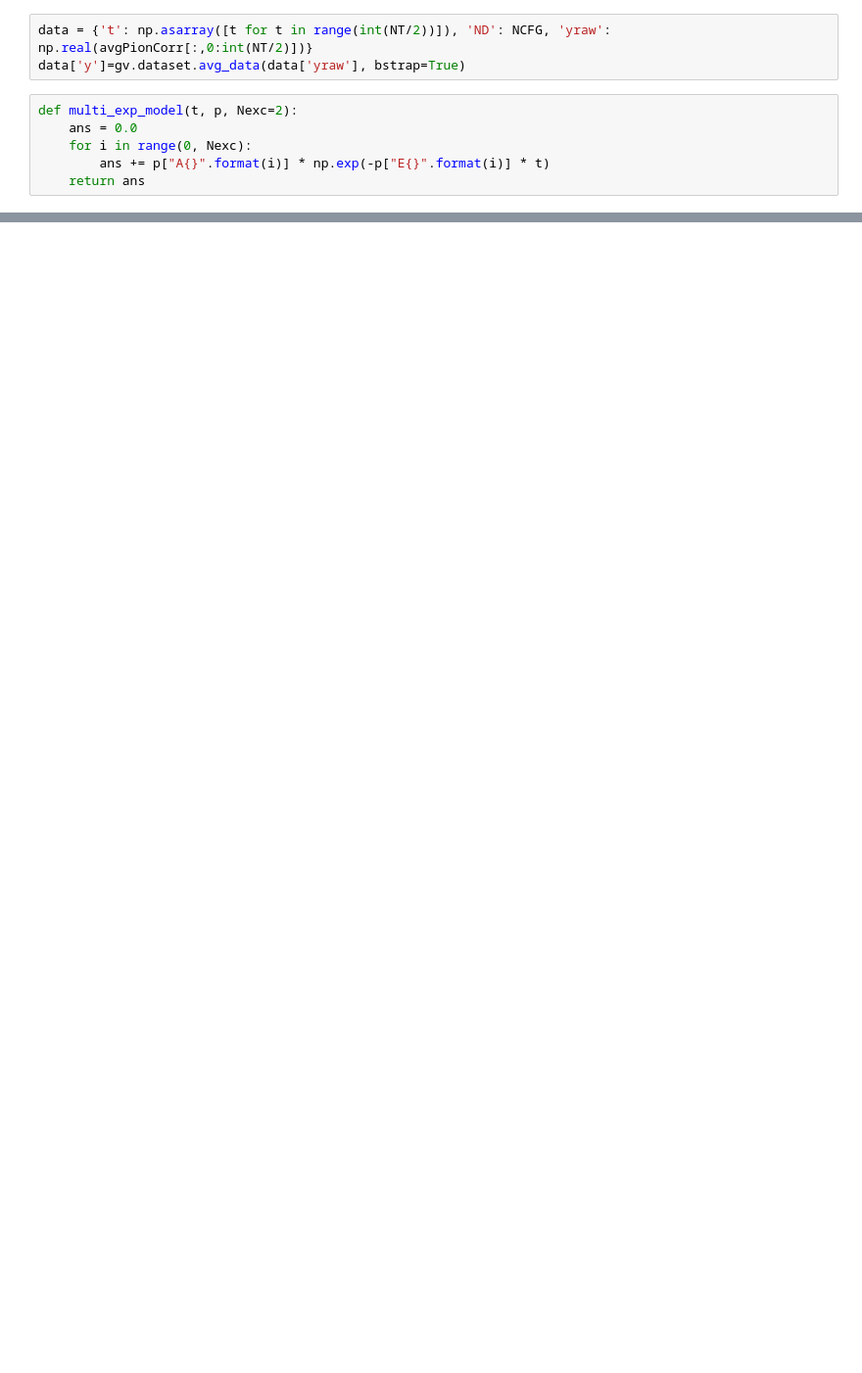
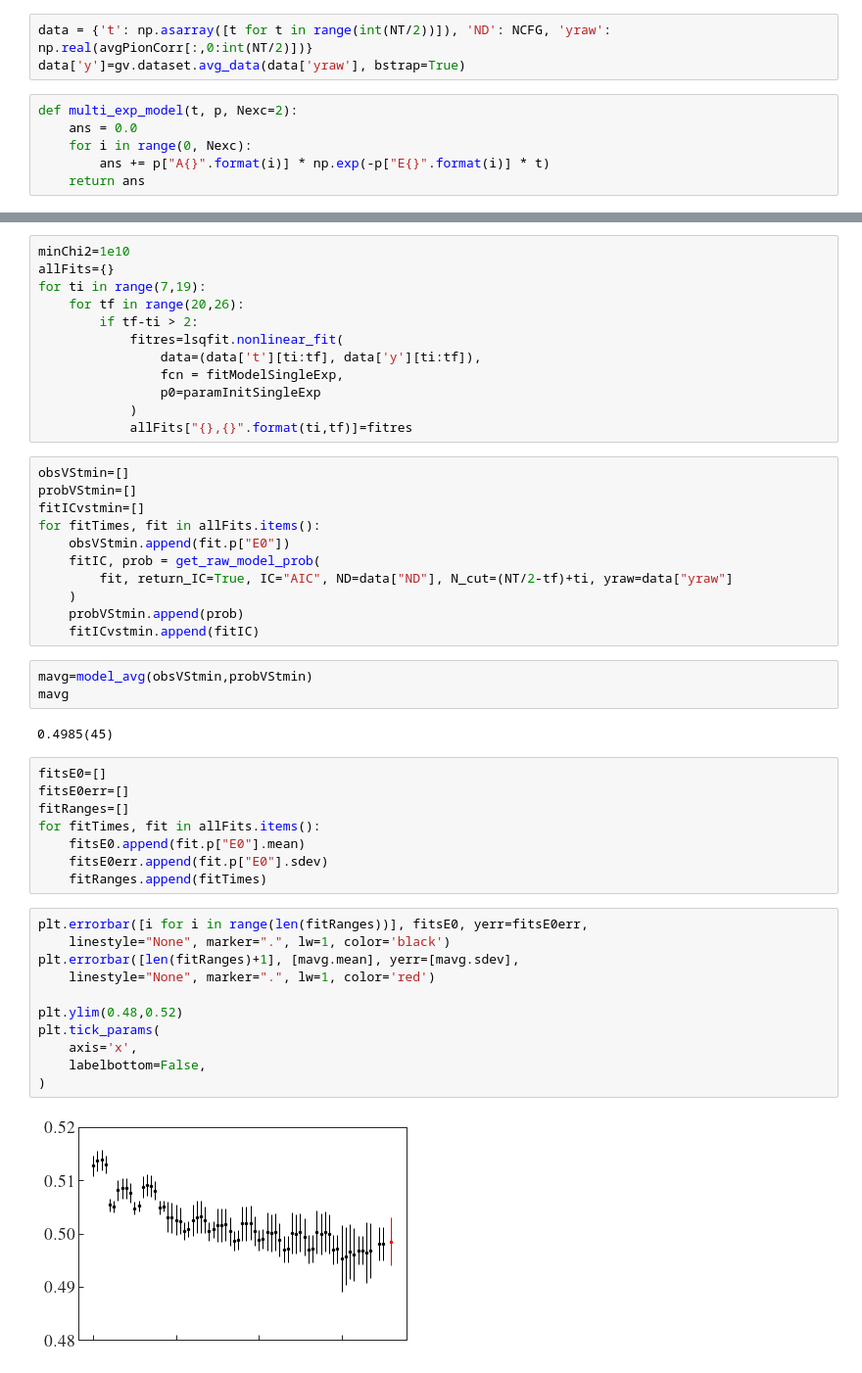
Before and after one commit to chrisculver/SU4_PiPi_Analysis, a Jupyter notebook: testing.ipynb, the cells around one changed output, grey strips where cells are left out. Shown at 98% size. Saved outputs shown, nothing was run; the diff lists cells and outputs as text; blank space fills up the shorter version.

Commit message:
Model average in testing for ml=0.1,mh=0.2

```diff
--- a/testing.ipynb
+++ b/testing.ipynb
@@ -182,0 +99,49 @@ t0=56, minChi2=0.005165150395868213, dof=1, params={'A0': 232(77), 'E0': 0.501(2
+# %%
+minChi2=1e10
+allFits={}
+for ti in range(7,19):
+    for tf in range(20,26):
+        if tf-ti > 2:
+            fitres=lsqfit.nonlinear_fit(
+                data=(data['t'][ti:tf], data['y'][ti:tf]),
+                fcn = fitModelSingleExp,
+                p0=paramInitSingleExp
+            )
+            allFits["{},{}".format(ti,tf)]=fitres
+# %%
+obsVStmin=[]
+probVStmin=[]
+fitICvstmin=[]
+for fitTimes, fit in allFits.items():
+    obsVStmin.append(fit.p["E0"])
+    fitIC, prob = get_raw_model_prob(
+        fit, return_IC=True, IC="AIC", ND=data["ND"], N_cut=(NT/2-tf)+ti, yraw=data["yraw"]
+    )
+    probVStmin.append(prob)
+    fitICvstmin.append(fitIC)
+# %%
+mavg=model_avg(obsVStmin,probVStmin)
+mavg
+# %% [output]
+0.4985(45)
+# %%
+fitsE0=[]
+fitsE0err=[]
+fitRanges=[]
+for fitTimes, fit in allFits.items():
+    fitsE0.append(fit.p["E0"].mean)
+    fitsE0err.append(fit.p["E0"].sdev)
+    fitRanges.append(fitTimes)
+# %%
+plt.errorbar([i for i in range(len(fitRanges))], fitsE0, yerr=fitsE0err,
+    linestyle="None", marker=".", lw=1, color='black')
+plt.errorbar([len(fitRanges)+1], [mavg.mean], yerr=[mavg.sdev],
+    linestyle="None", marker=".", lw=1, color='red')
+
+plt.ylim(0.48,0.52)
+plt.tick_params(
+    axis='x',
+    labelbottom=False,
+)
+# %% [output]
+[figure, added]
```
Also changed, not shown: parts of 19 cells of this notebook, 1 other file.
